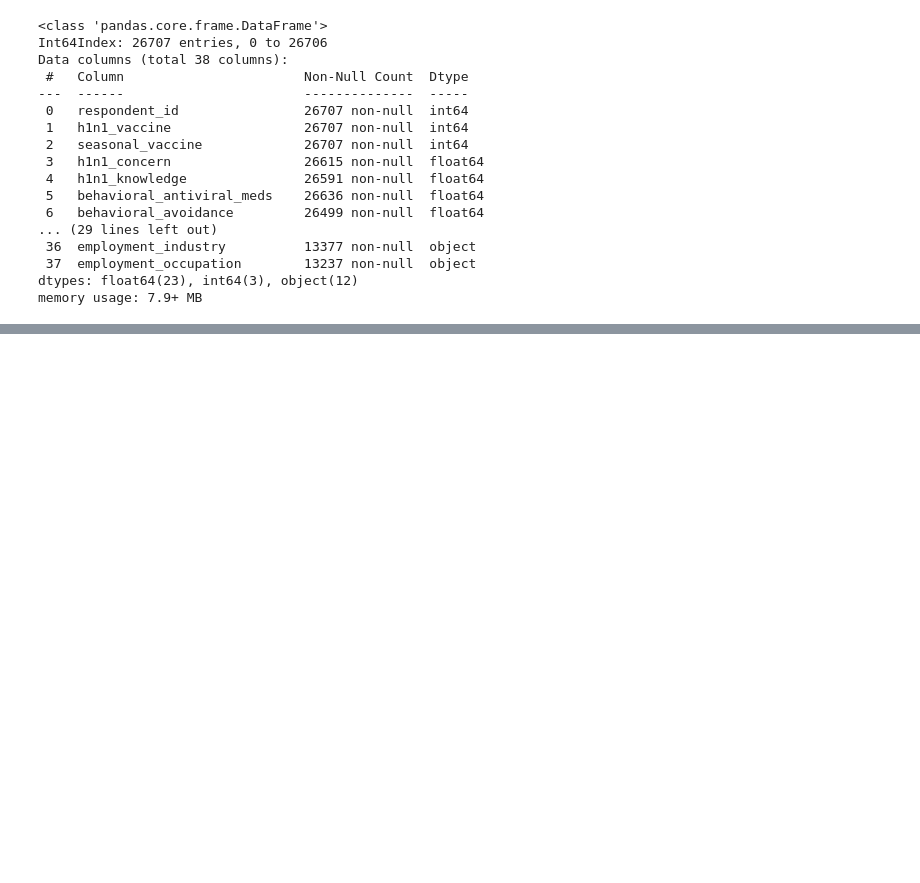
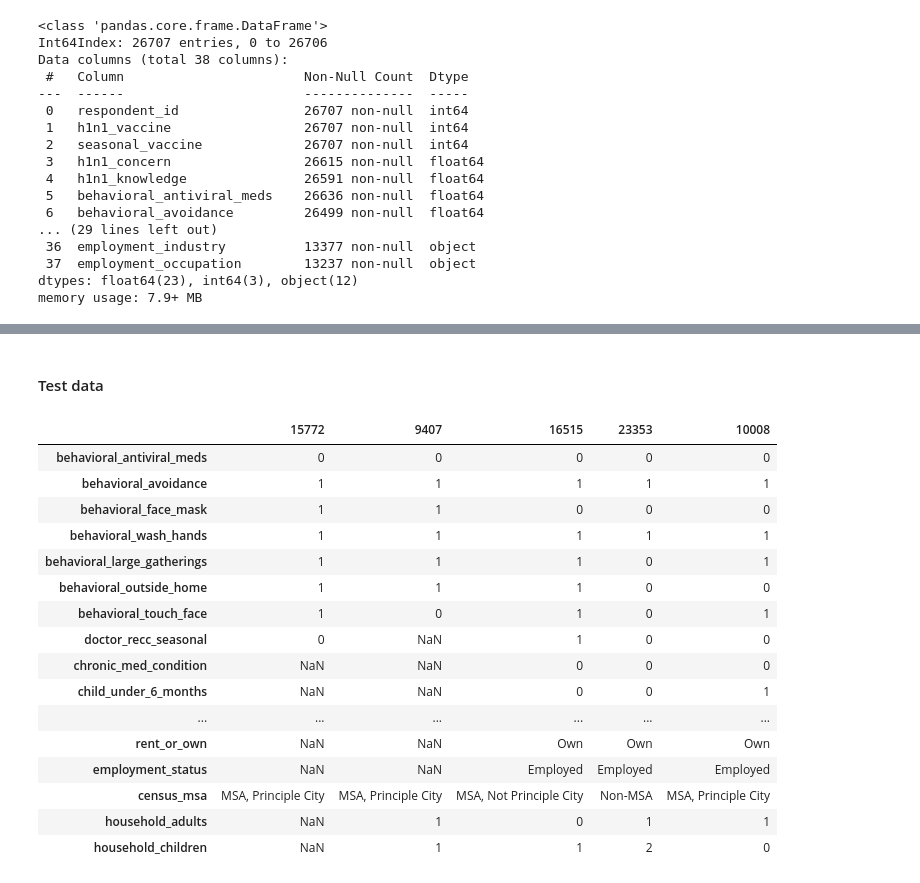
Before and after one commit to yvonniewanyoike/Phase3Project, a Jupyter notebook: index.ipynb, the cells around one changed output, grey strips where cells are left out. Saved outputs shown, nothing was run; the diff lists cells and outputs as text; code cells hidden in the pictures; blank space fills up the shorter version.

```diff
--- a/index.ipynb
+++ b/index.ipynb
@@ -82,0 +301,22 @@ None
+# %% [markdown]
+#### Test data
+# %%
+X_test.head().T
+# %% [output]
+|  | 15772 | 9407 | 16515 | 23353 | 10008 |
+| behavioral_antiviral_meds | 0 | 0 | 0 | 0 | 0 |
+| behavioral_avoidance | 1 | 1 | 1 | 1 | 1 |
+| behavioral_face_mask | 1 | 1 | 0 | 0 | 0 |
+| behavioral_wash_hands | 1 | 1 | 1 | 1 | 1 |
+| behavioral_large_gatherings | 1 | 1 | 1 | 0 | 1 |
+| behavioral_outside_home | 1 | 1 | 1 | 0 | 0 |
+| behavioral_touch_face | 1 | 0 | 1 | 0 | 1 |
+| doctor_recc_seasonal | 0 | NaN | 1 | 0 | 0 |
+| chronic_med_condition | NaN | NaN | 0 | 0 | 0 |
+| child_under_6_months | NaN | NaN | 0 | 0 | 1 |
+| ... | ... | ... | ... | ... | ... |
+| rent_or_own | NaN | NaN | Own | Own | Own |
+| employment_status | NaN | NaN | Employed | Employed | Employed |
+| census_msa | MSA, Principle City | MSA, Principle City | MSA, Not Principle City | Non-MSA | MSA, Principle City |
+| household_adults | NaN | 1 | 0 | 1 | 1 |
+| household_children | NaN | 1 | 1 | 2 | 0 |
```
Also changed, not shown: parts of 38 cells of this notebook.
